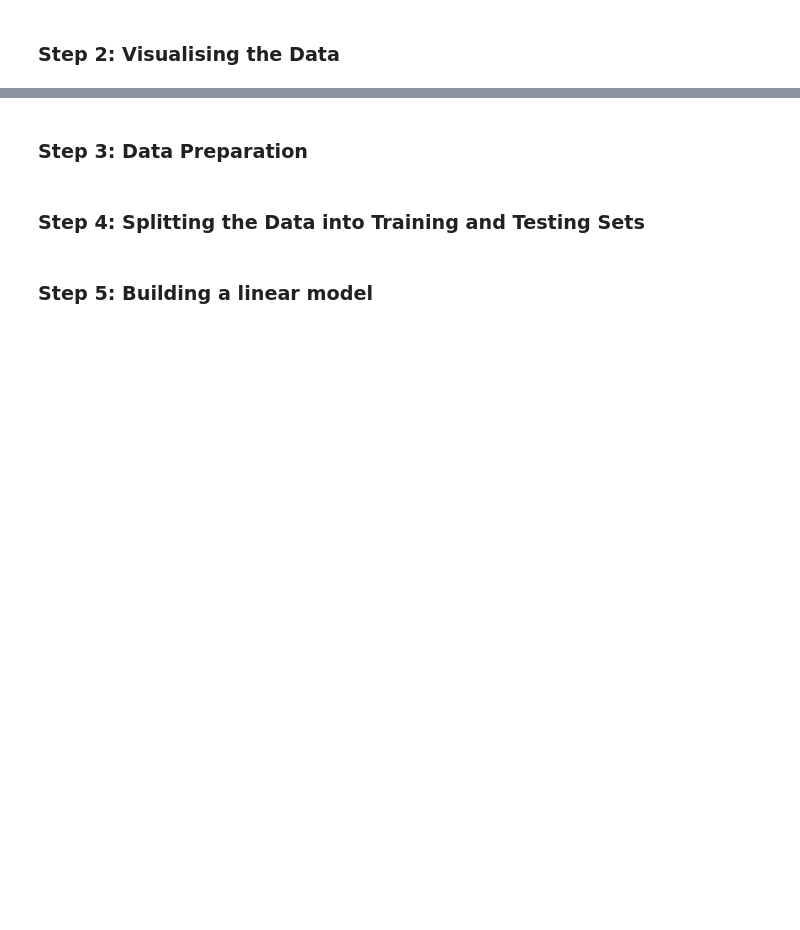
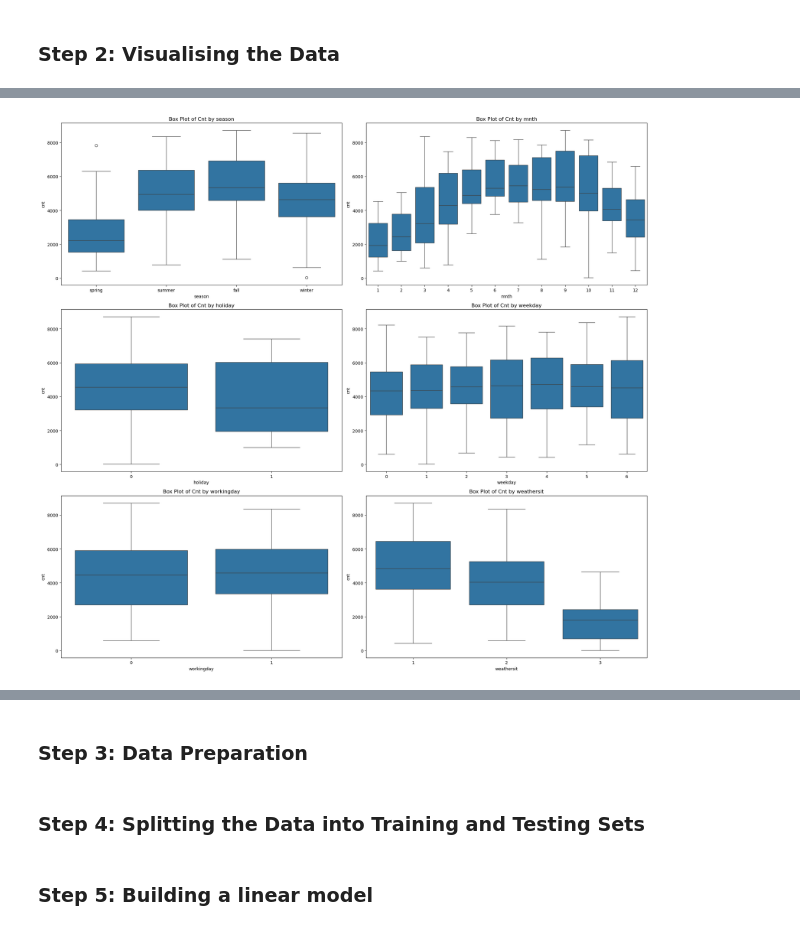
Before and after one commit to kamit1983/Bike_Sharing_Assignment, a Jupyter notebook: Boombikes.ipynb, the cells around one changed output, grey strips where cells are left out. Saved outputs shown, nothing was run; the diff lists cells and outputs as text; code cells hidden in the pictures; blank space fills up the shorter version.

```diff
--- a/Boombikes.ipynb
+++ b/Boombikes.ipynb
@@ -46,0 +111,14 @@ df.shape
+# %%
+# categorical variables
+plt.figure(figsize=(20, 30))  # Set the figure size once
+
+# Loop through each categorical column
+for index, col in enumerate(cat_cols):
+    plt.subplot(5, 2, index + 1)  # Define the subplot grid (2 rows, 3 columns)
+    sns.boxplot(x=col, y="cnt", data=df)  # Create the box plot
+    plt.title(f"Box Plot of Cnt by {col}")  # Optional: Add a title for each plot
+
+plt.tight_layout()  # Adjust layout to prevent overlap
+plt.show()
+# %% [output]
+[figure, added]
```
Also changed, not shown: parts of 11 cells of this notebook, 1 other file.
